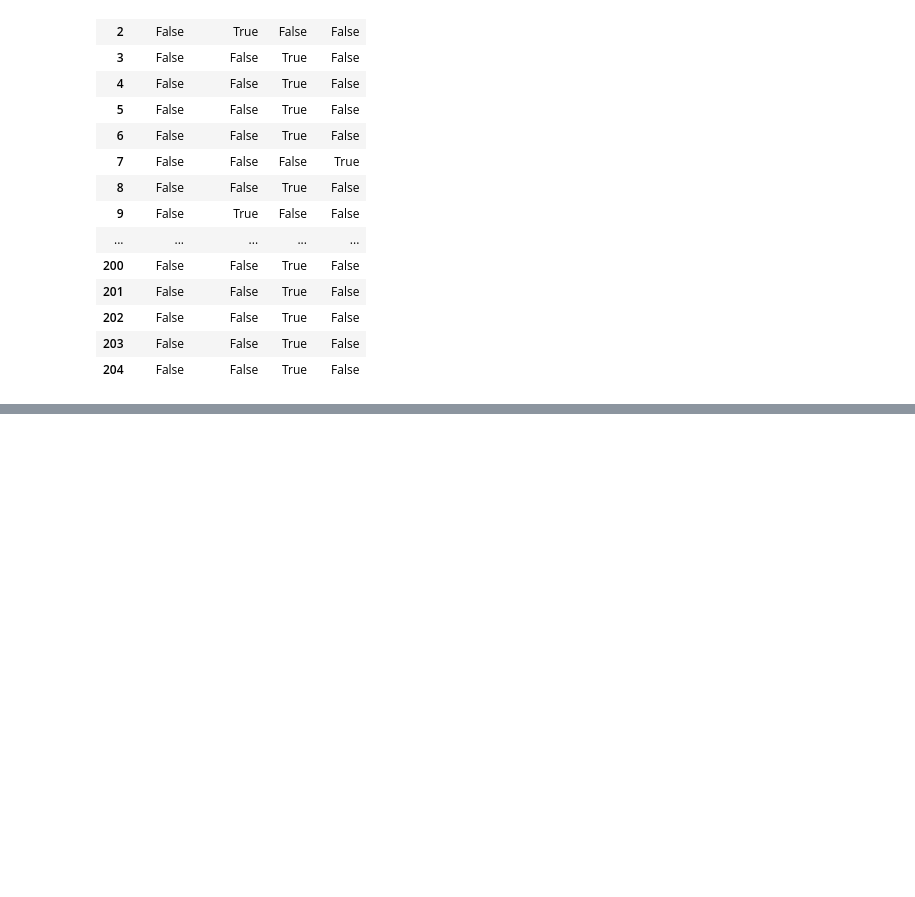
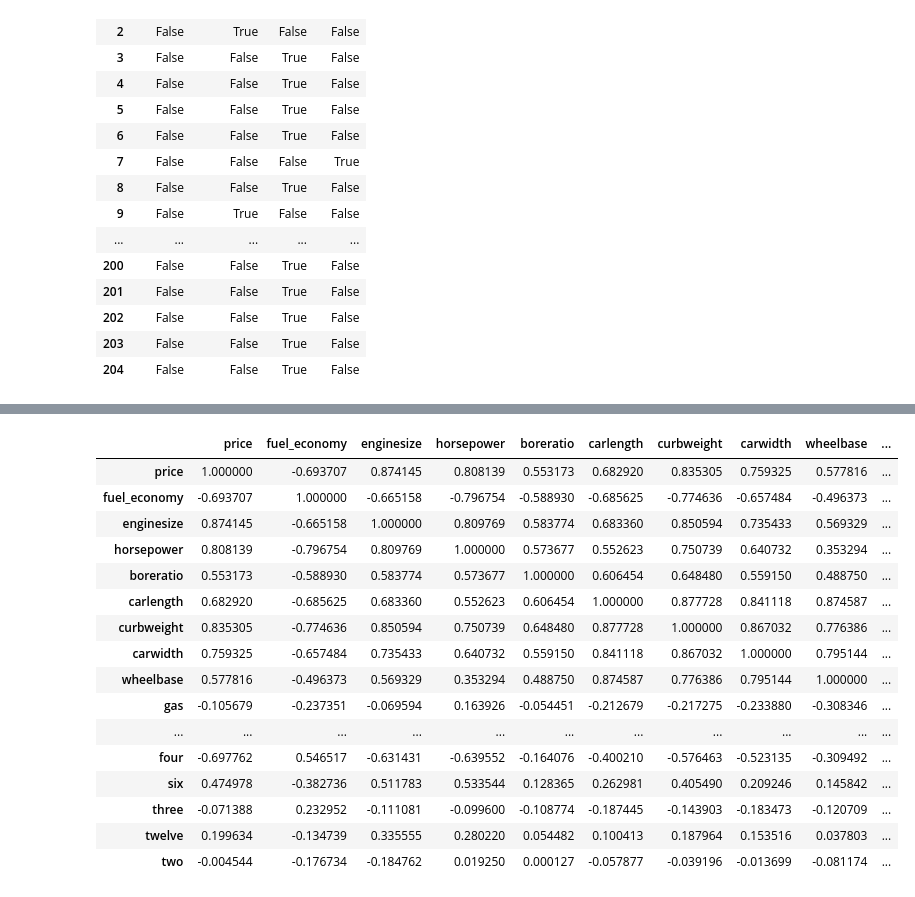
Before and after one commit to MoeedKhan-AMK/Applied-Data-Science, a Jupyter notebook: Machine Learning/LINEAR REGRESSION/Linear Regression/LR-Car Price Project.ipynb, the cells around one changed output, grey strips where cells are left out. Saved outputs shown, nothing was run; the diff lists cells and outputs as text; code cells hidden in the pictures; blank space fills up the shorter version.

```diff
--- a/Machine Learning/LINEAR REGRESSION/Linear Regression/LR-Car Price Project.ipynb
+++ b/Machine Learning/LINEAR REGRESSION/Linear Regression/LR-Car Price Project.ipynb
@@ -512,3 +522,9 @@ pd.get_dummies(df_cars['carbody'], drop_first=True)
 | 202 | False | False | True | False |
 | 203 | False | False | True | False |
 | 204 | False | False | True | False |
+# %%
+def dummies(x, df):
+    temp = pd.get_dummies(df[x], drop_first= True)
+    df = pd.concat([df,temp], axis = 1)
+    df.drop([x],axis = 1, inplace= True)
+    return df
@@ -514,0 +551,7 @@ pd.get_dummies(df_cars['carbody'], drop_first=True)
+# %%
+df_cars = dummies('fueltype', df_cars)
+df_cars = dummies('carbody', df_cars)
+df_cars = dummies('aspiration', df_cars)
+df_cars = dummies('drivewheel', df_cars)
+df_cars = dummies('enginetype', df_cars)
+df_cars = dummies('cylindernumber', df_cars)
@@ -514,0 +567,20 @@ pd.get_dummies(df_cars['carbody'], drop_first=True)
+# %%
+df_cars.corr()
+# %% [output]
+|  | price | fuel_economy | enginesize | horsepower | boreratio | carlength | curbweight | carwidth | wheelbase | ... |
+| price | 1.000000 | -0.693707 | 0.874145 | 0.808139 | 0.553173 | 0.682920 | 0.835305 | 0.759325 | 0.577816 | ... |
+| fuel_economy | -0.693707 | 1.000000 | -0.665158 | -0.796754 | -0.588930 | -0.685625 | -0.774636 | -0.657484 | -0.496373 | ... |
+| enginesize | 0.874145 | -0.665158 | 1.000000 | 0.809769 | 0.583774 | 0.683360 | 0.850594 | 0.735433 | 0.569329 | ... |
+| horsepower | 0.808139 | -0.796754 | 0.809769 | 1.000000 | 0.573677 | 0.552623 | 0.750739 | 0.640732 | 0.353294 | ... |
+| boreratio | 0.553173 | -0.588930 | 0.583774 | 0.573677 | 1.000000 | 0.606454 | 0.648480 | 0.559150 | 0.488750 | ... |
+| carlength | 0.682920 | -0.685625 | 0.683360 | 0.552623 | 0.606454 | 1.000000 | 0.877728 | 0.841118 | 0.874587 | ... |
+| curbweight | 0.835305 | -0.774636 | 0.850594 | 0.750739 | 0.648480 | 0.877728 | 1.000000 | 0.867032 | 0.776386 | ... |
+| carwidth | 0.759325 | -0.657484 | 0.735433 | 0.640732 | 0.559150 | 0.841118 | 0.867032 | 1.000000 | 0.795144 | ... |
+| wheelbase | 0.577816 | -0.496373 | 0.569329 | 0.353294 | 0.488750 | 0.874587 | 0.776386 | 0.795144 | 1.000000 | ... |
+| gas | -0.105679 | -0.237351 | -0.069594 | 0.163926 | -0.054451 | -0.212679 | -0.217275 | -0.233880 | -0.308346 | ... |
+| ... | ... | ... | ... | ... | ... | ... | ... | ... | ... | ... |
+| four | -0.697762 | 0.546517 | -0.631431 | -0.639552 | -0.164076 | -0.400210 | -0.576463 | -0.523135 | -0.309492 | ... |
+| six | 0.474978 | -0.382736 | 0.511783 | 0.533544 | 0.128365 | 0.262981 | 0.405490 | 0.209246 | 0.145842 | ... |
+| three | -0.071388 | 0.232952 | -0.111081 | -0.099600 | -0.108774 | -0.187445 | -0.143903 | -0.183473 | -0.120709 | ... |
+| twelve | 0.199634 | -0.134739 | 0.335555 | 0.280220 | 0.054482 | 0.100413 | 0.187964 | 0.153516 | 0.037803 | ... |
+| two | -0.004544 | -0.176734 | -0.184762 | 0.019250 | 0.000127 | -0.057877 | -0.039196 | -0.013699 | -0.081174 | ... |
```
Also changed, not shown: parts of 16 cells of this notebook, 1 other file.
